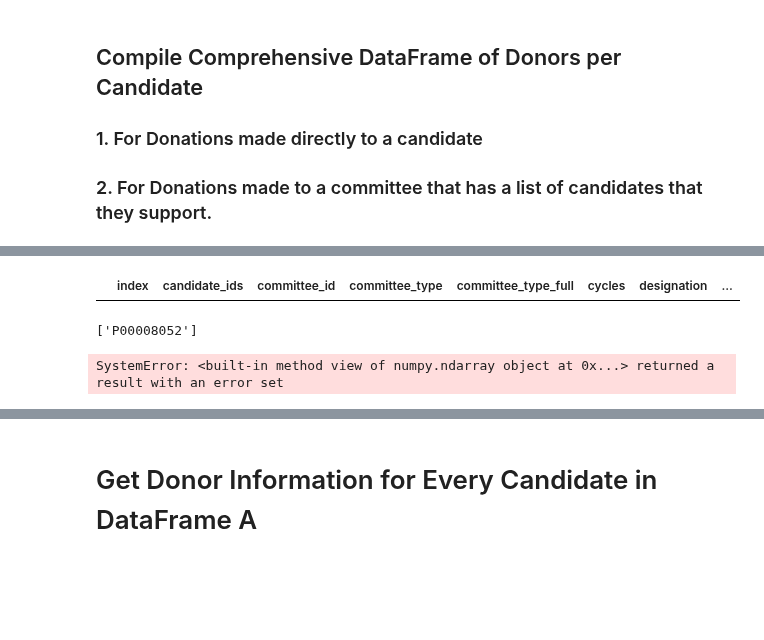
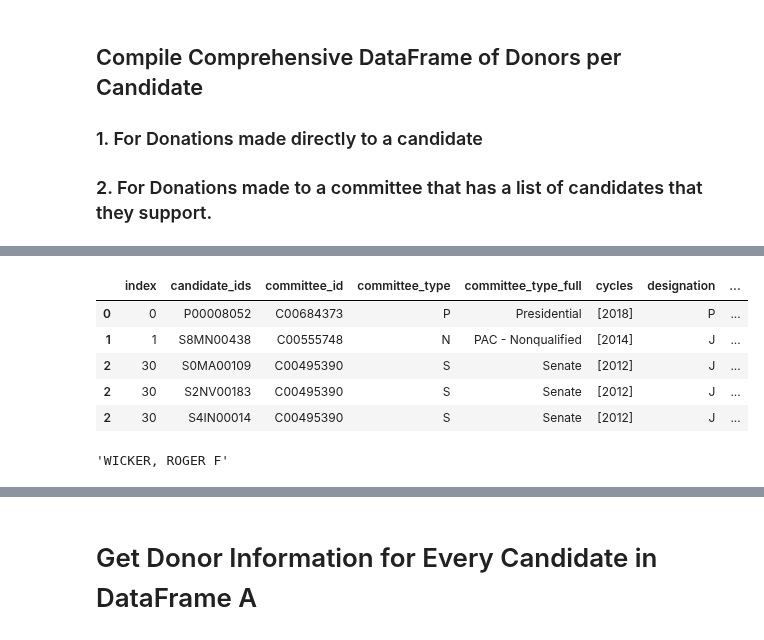
Before and after one commit to Nlorio/election-forecast, a Jupyter notebook: notebooks/Project - FEC Financial Data .ipynb, the cells around one changed output, grey strips where cells are left out. Drawn from its saved outputs; the diff is of its cells as text; code cells hidden in the pictures; blank space fills up the shorter version.

```diff
--- a/notebooks/Project - FEC Financial Data .ipynb
+++ b/notebooks/Project - FEC Financial Data .ipynb
@@ -595,38 +563,16 @@ df_comm.to_csv('candidate_id_formatted.csv')
-# %%
-df_comm = df_comm_update
-candidate_name = 'PELOSI, NANCY'
-#Get Candidate ID
-cand_row = df_candidate_id[df_candidate_id.name == candidate_name]
-cand_id = cand_row.candidate_id.values[0]
-
-comm_cand_rows = df_comm[df_comm.candidate_ids == cand_id]
-comm_cand_rows
-# %% [output]
-|  | index | candidate_ids | committee_id | committee_type | committee_type_full | cycles | designation | ... |
-# %%
-candidate_name = 'TRUMP, DONALD J'
-#Get Candidate ID
-cand_row = df_candidate_id[df_candidate_id.name == candidate_name]
-cand_id = cand_row.candidate_id.values[0]
-
-#Get Committee_id row for candidate ID
-cand_id = 'P00008052'
-for id_set in df_committee_id.candidate_ids:
-    #for c_id in id_set:
-
-
-    if cand_id in id_set:
-        print(id_set)
-        []
-        #df_committee_id.candidate_ids == id_set)
-        #print(df_committee_id.candidate_ids[0])
-        #comm_row = df_committee_id.candidate_ids
-        #comm_row
-#comm_row = df_committee_id[df_committee_id['candidate_ids'].isin([cand_id])]
-#comm_row
-
-comm_row =  df_committee_id.loc[df_committee_id.candidate_ids.isin(['P00008052'])]
-comm_row
-# %% [output]
-['P00008052']
-SystemError: <built-in method view of numpy.ndarray object at 0x...> returned a result with an error set
+# %%
+df_comm = pd.read_pickle('candidate_id_formatted_v1.pkl')
+df_comm.head()
+# %% [output]
+|  | index | candidate_ids | committee_id | committee_type | committee_type_full | cycles | designation | ... |
+| 0 | 0 | P00008052 | C00684373 | P | Presidential | [2018] | P | ... |
+| 1 | 1 | S8MN00438 | C00555748 | N | PAC - Nonqualified | [2014] | J | ... |
+| 2 | 30 | S0MA00109 | C00495390 | S | Senate | [2012] | J | ... |
+| 2 | 30 | S2NV00183 | C00495390 | S | Senate | [2012] | J | ... |
+| 2 | 30 | S4IN00014 | C00495390 | S | Senate | [2012] | J | ... |
+# %%
+cand_row = df_candidate_id[df_candidate_id.candidate_id == 'S8MS00196']
+cand_name = cand_row.name.values[0]
+cand_name
+# %% [output]
+'WICKER, ROGER F'
```
Also changed, not shown: parts of 23 cells of this notebook, 8 other files.
